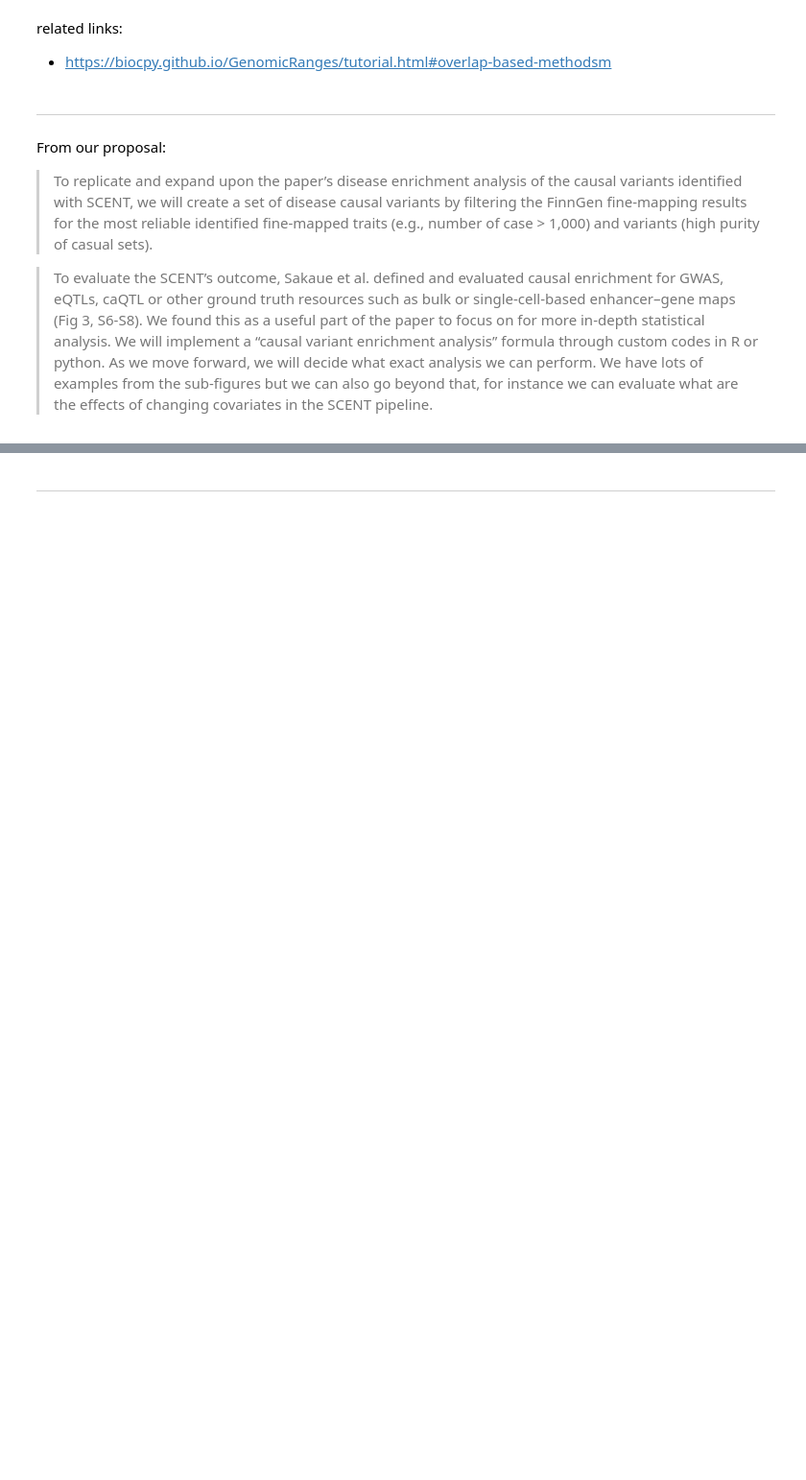
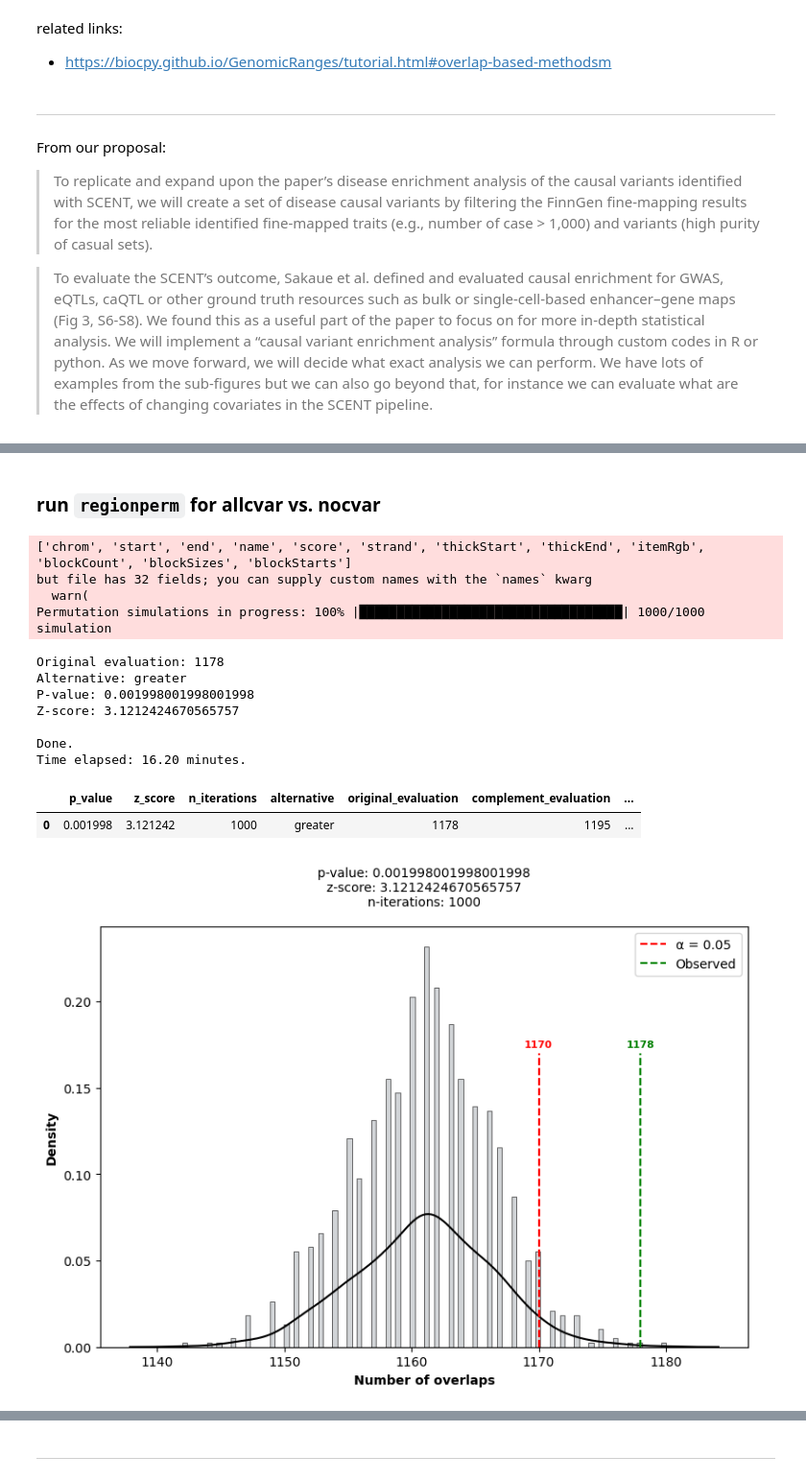
Before and after one commit to abearab/BMI-206-Class-Project, a Jupyter notebook: notebook.ipynb, the cells around one changed output, grey strips where cells are left out. Shown: that part at 96% size. Drawn from its saved outputs; the diff is of its cells as text; code cells hidden in the pictures; blank space fills up the shorter version.

```diff
--- a/notebook.ipynb
+++ b/notebook.ipynb
@@ -335,0 +429,25 @@ def run_overlap(subject, query):
+# %% [markdown]
+### run `regionperm` for allcvar vs. nocvar
+# %%
+regionperm.run(
+    A_region_set = res_Tcell_allcvar.query('`-log10(boot_basic_p)` > 1').copy(), # FDR < 0.1 ?
+    B_region_set = fine_map_df,
+    universe_region_set = res_Tcell_allcvar,
+    num_iterations = 1000,
+    match_by = 'count'
+)
+# %% [output]
+['chrom', 'start', 'end', 'name', 'score', 'strand', 'thickStart', 'thickEnd', 'itemRgb', 'blockCount', 'blockSizes', 'blockStarts']
+but file has 32 fields; you can supply custom names with the `names` kwarg
+  warn(
+Permutation simulations in progress: 100% |███████████████████████████████████| 1000/1000 simulation
+Original evaluation: 1178
+Alternative: greater
+P-value: 0.001998001998001998
+Z-score: 3.1212424670565757
+
+Done.
+Time elapsed: 16.20 minutes.
+|  | p_value | z_score | n_iterations | alternative | original_evaluation | complement_evaluation | ... |
+| 0 | 0.001998 | 3.121242 | 1000 | greater | 1178 | 1195 | ... |
+[figure, added]
```
Also changed, not shown: parts of 35 cells of this notebook.
